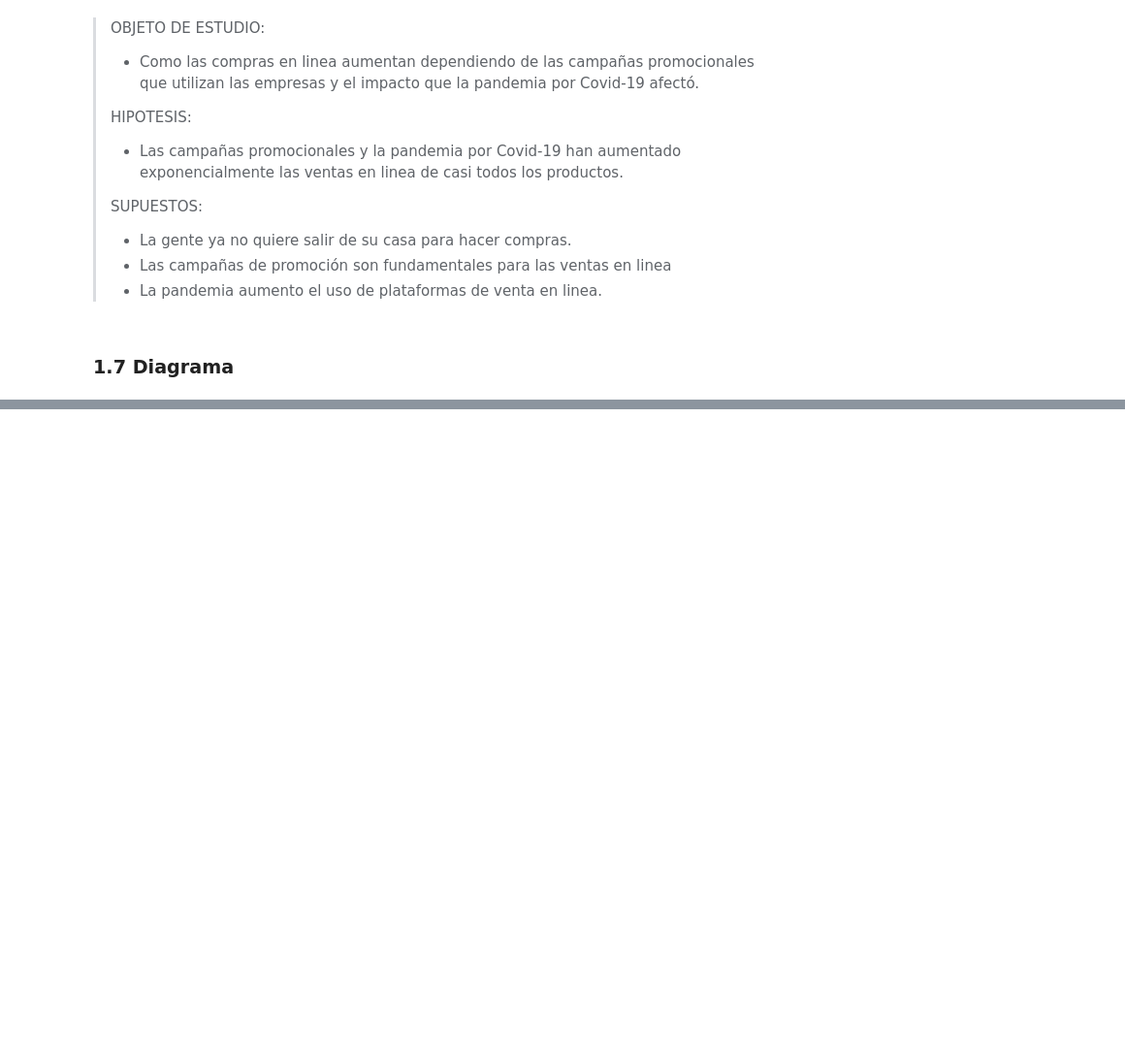
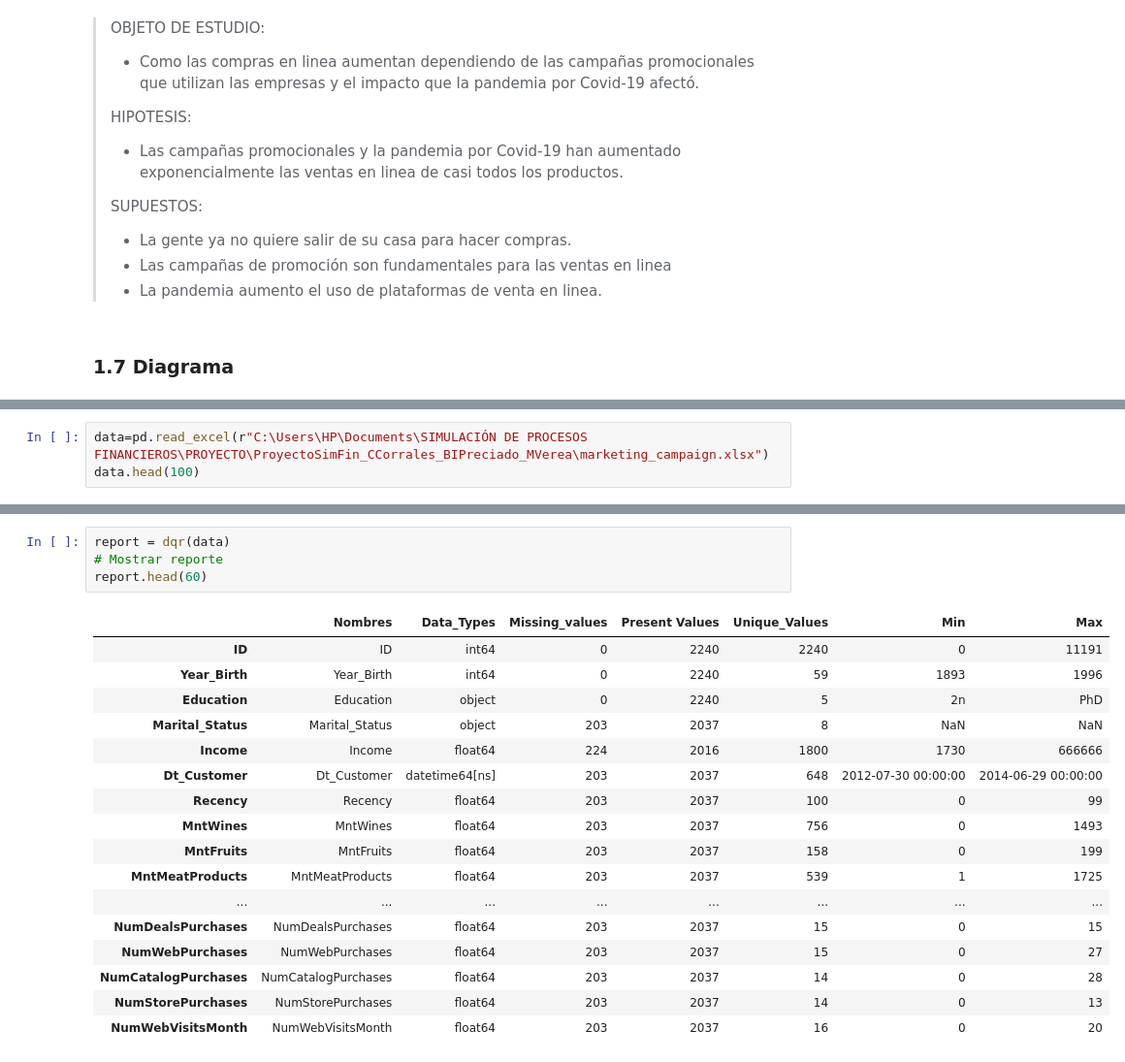
Before and after one commit to berlinpreciado21/ProyectoSimFin_CCorrales_BIPreciado_MVerea, a Jupyter notebook: PE1_BIPE_CCC_MV.ipynb, the cells around one changed output, grey strips where cells are left out. Shown at 97% size. Saved outputs shown, nothing was run; the diff lists cells and outputs as text; blank space fills up the shorter version.

```diff
--- a/PE1_BIPE_CCC_MV.ipynb
+++ b/PE1_BIPE_CCC_MV.ipynb
@@ -59,0 +65,3 @@
+# %%
+data=pd.read_excel(r"C:\Users\HP\Documents\SIMULACIÓN DE PROCESOS FINANCIEROS\PROYECTO\ProyectoSimFin_CCorrales_BIPreciado_MVerea\marketing_campaign.xlsx")
+data.head(100)
@@ -59,0 +126,22 @@
+# %%
+report = dqr(data)
+# Mostrar reporte
+report.head(60)
+# %% [output]
+|  | Nombres | Data_Types | Missing_values | Present Values | Unique_Values | Min | Max |
+| ID | ID | int64 | 0 | 2240 | 2240 | 0 | 11191 |
+| Year_Birth | Year_Birth | int64 | 0 | 2240 | 59 | 1893 | 1996 |
+| Education | Education | object | 0 | 2240 | 5 | 2n | PhD |
+| Marital_Status | Marital_Status | object | 203 | 2037 | 8 | NaN | NaN |
+| Income | Income | float64 | 224 | 2016 | 1800 | 1730 | 666666 |
+| Dt_Customer | Dt_Customer | datetime64[ns] | 203 | 2037 | 648 | 2012-07-30 00:00:00 | 2014-06-29 00:00:00 |
+| Recency | Recency | float64 | 203 | 2037 | 100 | 0 | 99 |
+| MntWines | MntWines | float64 | 203 | 2037 | 756 | 0 | 1493 |
+| MntFruits | MntFruits | float64 | 203 | 2037 | 158 | 0 | 199 |
+| MntMeatProducts | MntMeatProducts | float64 | 203 | 2037 | 539 | 1 | 1725 |
+| ... | ... | ... | ... | ... | ... | ... | ... |
+| NumDealsPurchases | NumDealsPurchases | float64 | 203 | 2037 | 15 | 0 | 15 |
+| NumWebPurchases | NumWebPurchases | float64 | 203 | 2037 | 15 | 0 | 27 |
+| NumCatalogPurchases | NumCatalogPurchases | float64 | 203 | 2037 | 14 | 0 | 28 |
+| NumStorePurchases | NumStorePurchases | float64 | 203 | 2037 | 14 | 0 | 13 |
+| NumWebVisitsMonth | NumWebVisitsMonth | float64 | 203 | 2037 | 16 | 0 | 20 |
```
Also changed, not shown: parts of 6 cells of this notebook.
